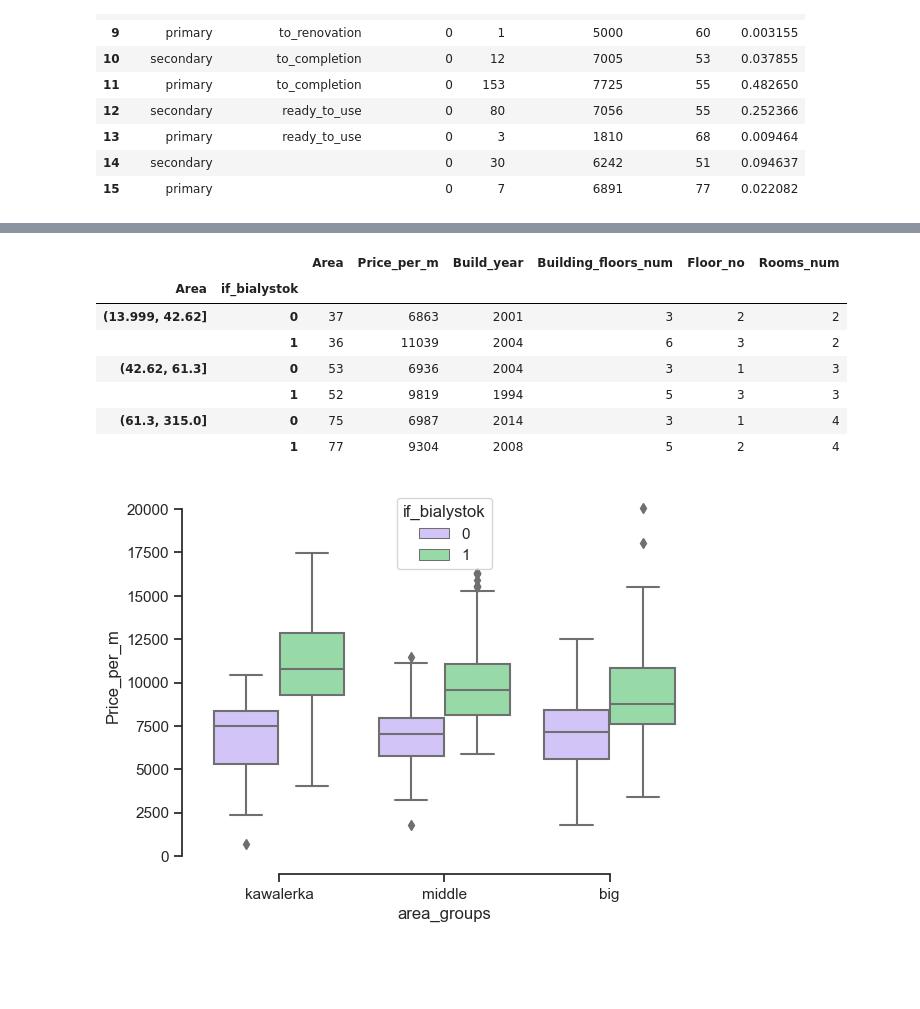
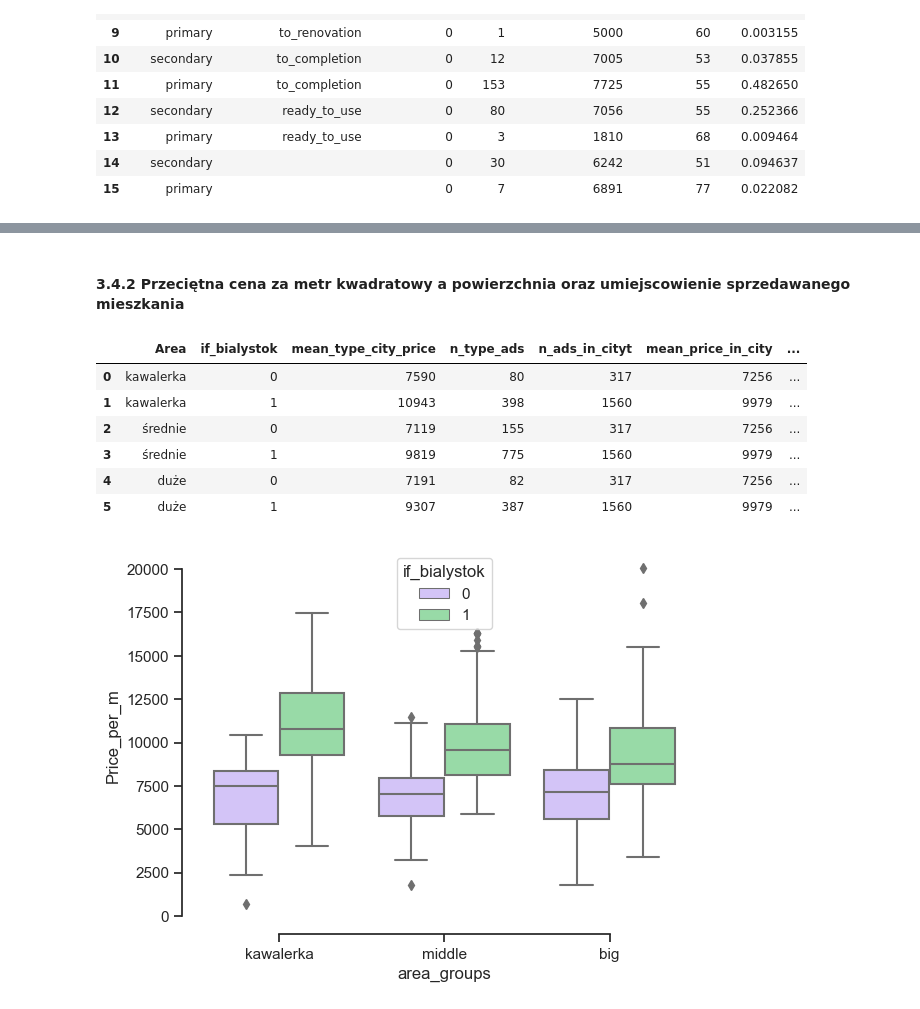
Before and after one commit to baranowskimac/analiza_ofert_sprzedazy_mieszkan_Bialystok_022024, a Jupyter notebook: EDA & Data Cleaning.ipynb, the cells around one changed output, grey strips where cells are left out. Drawn from its saved outputs; the diff is of its cells as text; code cells hidden in the pictures; blank space fills up the shorter version.

```diff
--- a/EDA & Data Cleaning.ipynb
+++ b/EDA & Data Cleaning.ipynb
@@ -790,24 +845,50 @@ display(check_df.reset_index(drop=True))
+# %% [markdown]
+#### 3.4.2 Przeciętna cena za metr kwadratowy a powierzchnia oraz umiejscowienie sprzedawanego mieszkania
 # %%
-(
-    df_without_duplicates[['Area', 'Price_per_m', 'Build_year', 'Building_floors_num', 'Floor_no', 'Rooms_num', 'if_bialystok']]
+df_city_area_compare = (
+    df_without_duplicates[['Area', 'Price_per_m', 'if_bialystok']]
     .groupby(
-        [pd.cut(df_without_duplicates['Area'],
-               np.percentile(df_without_duplicates['Area'], [0, 25, 75, 100]), include_lowest=True),
+        [pd.cut(
+            df_without_duplicates['Area'],
+            np.percentile(df_without_duplicates['Area'], [0, 25, 75, 100]),
+            include_lowest=True,
+            labels = ['kawalerka', 'średnie', 'duże']),
          'if_bialystok']
     )
-    .mean()
+    .agg(
+        mean_price = ('Price_per_m', 'mean'),
+        n_ads = ('Price_per_m', 'size')
+    )
     .round()
     .astype('int')
+    .reset_index()
 )
+
+city_compare_df = (
+    df_city_area_compare
+    .merge(
+        if_bialystok_df[['if_bialystok', 'n_ads', 'mean_price_m2']],
+        how = 'left', on = 'if_bialystok')
+    .rename(columns={
+        'n_ads_x': 'n_type_ads',
+        'n_ads_y': 'n_ads_in_cityt',
+        'mean_price': 'mean_type_city_price',
+        'mean_price_m2': 'mean_price_in_city'
+
+    })
+)
+
+city_compare_df['type_perc_share'] = city_compare_df['n_type_ads'] / city_compare_df['n_ads_in_cityt']
+city_compare_df['mean_price_diff'] = city_compare_df['mean_price_in_city'] - city_compare_df['mean_type_city_price']
+display(city_compare_df)
 # %% [output]
-|  |  | Area | Price_per_m | Build_year | Building_floors_num | Floor_no | Rooms_num |
-| Area | if_bialystok |  |  |  |  |  |  |
-| (13.999, 42.62] | 0 | 37 | 6863 | 2001 | 3 | 2 | 2 |
-|  | 1 | 36 | 11039 | 2004 | 6 | 3 | 2 |
-| (42.62, 61.3] | 0 | 53 | 6936 | 2004 | 3 | 1 | 3 |
-|  | 1 | 52 | 9819 | 1994 | 5 | 3 | 3 |
-| (61.3, 315.0] | 0 | 75 | 6987 | 2014 | 3 | 1 | 4 |
-|  | 1 | 77 | 9304 | 2008 | 5 | 2 | 4 |
+|  | Area | if_bialystok | mean_type_city_price | n_type_ads | n_ads_in_cityt | mean_price_in_city | ... |
+| 0 | kawalerka | 0 | 7590 | 80 | 317 | 7256 | ... |
+| 1 | kawalerka | 1 | 10943 | 398 | 1560 | 9979 | ... |
+| 2 | średnie | 0 | 7119 | 155 | 317 | 7256 | ... |
+| 3 | średnie | 1 | 9819 | 775 | 1560 | 9979 | ... |
+| 4 | duże | 0 | 7191 | 82 | 317 | 7256 | ... |
+| 5 | duże | 1 | 9307 | 387 | 1560 | 9979 | ... |
 # %%
 sns.set_theme(style="ticks", palette="pastel")
 
```
Also changed, not shown: parts of 54 cells of this notebook.
